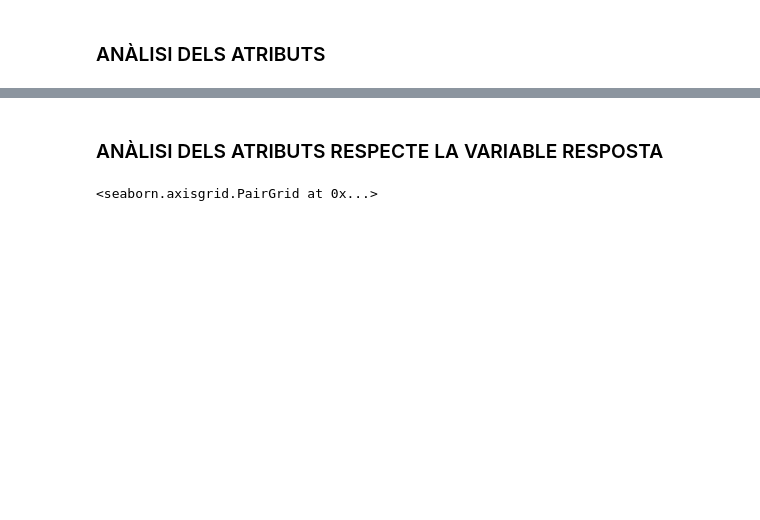
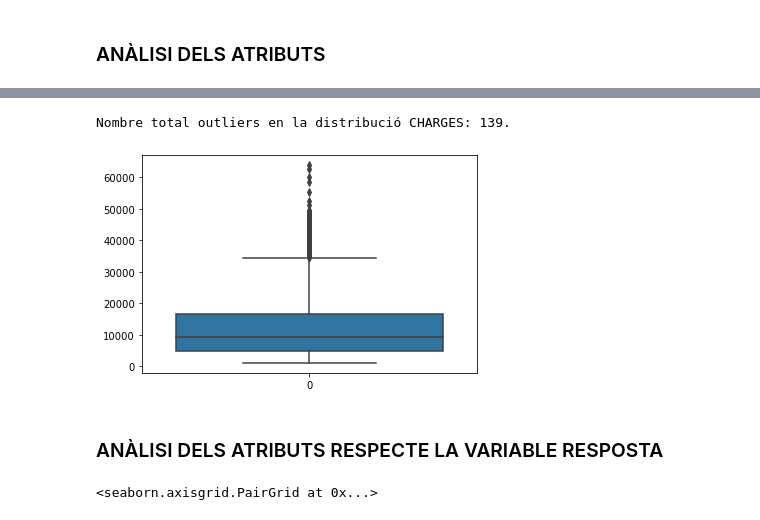
Before and after one commit to AlbaFernandezCor/Practica1_ApC, a Jupyter notebook: Pràctica1_ordenat.ipynb, the cells around one changed output, grey strips where cells are left out. Drawn from its saved outputs; the diff is of its cells as text; code cells hidden in the pictures; blank space fills up the shorter version.

```diff
--- a/Pràctica1_ordenat.ipynb
+++ b/Pràctica1_ordenat.ipynb
@@ -197,3 +217,13 @@ No fumadors: 1064, Fumadors: 274
+# %%
+sns.boxplot(dataset['charges'])
+Q1 = dataset['charges'].quantile(0.25)
+Q3 = dataset['charges'].quantile(0.75)
+IQR = Q3 - Q1
+total_outlier_num = ((dataset['charges'] < (Q1 - 1.5 * IQR)) | (dataset['charges'] > (Q3 + 1.5 * IQR))).sum()
+print(f'Nombre total outliers en la distribució CHARGES: {total_outlier_num}.')
+# %% [output]
+Nombre total outliers en la distribució CHARGES: 139.
+[figure, added]
 # %% [markdown]
 ### ANÀLISI DELS ATRIBUTS RESPECTE LA VARIABLE RESPOSTA
 # %%
```
Also changed, not shown: parts of 46 cells of this notebook.
